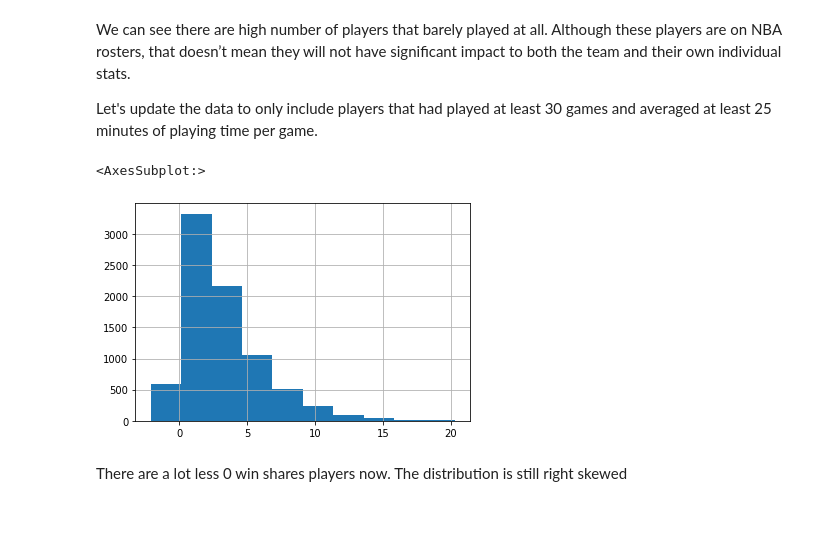
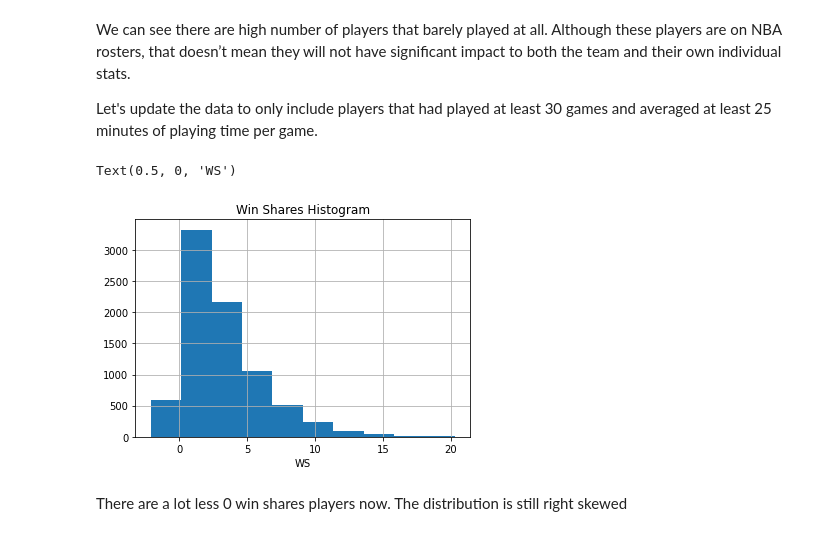
Before and after one commit to yoonhaK/NBA_Winner_Prediction, a Jupyter notebook: explanatory_data_analysis.ipynb, the cells around one changed output. Cells and saved outputs as stored; diff of their text form; code cells hidden in the pictures.

```diff
--- a/explanatory_data_analysis.ipynb
+++ b/explanatory_data_analysis.ipynb
@@ -134,11 +134,14 @@ Let's update the data to only include players that had played at least 30 games
 df = df[df['G'] > 30]
 
 df = df[df['MP'] > 25]
-# %%
-df.WS.hist()
-# %% [output]
-<AxesSubplot:>
-[figure, removed]
+# %%
+import pylab as pl
+df['WS'].hist()
+pl.title("Win Shares Histogram")
+pl.xlabel("WS")
+# %% [output]
+Text(0.5, 0, 'WS')
+[figure, added]
 # %% [markdown]
 There are a lot less 0 win shares players now. The distribution is still right skewed
 # %%
```
Also changed, not shown: parts of 13 cells of this notebook.
